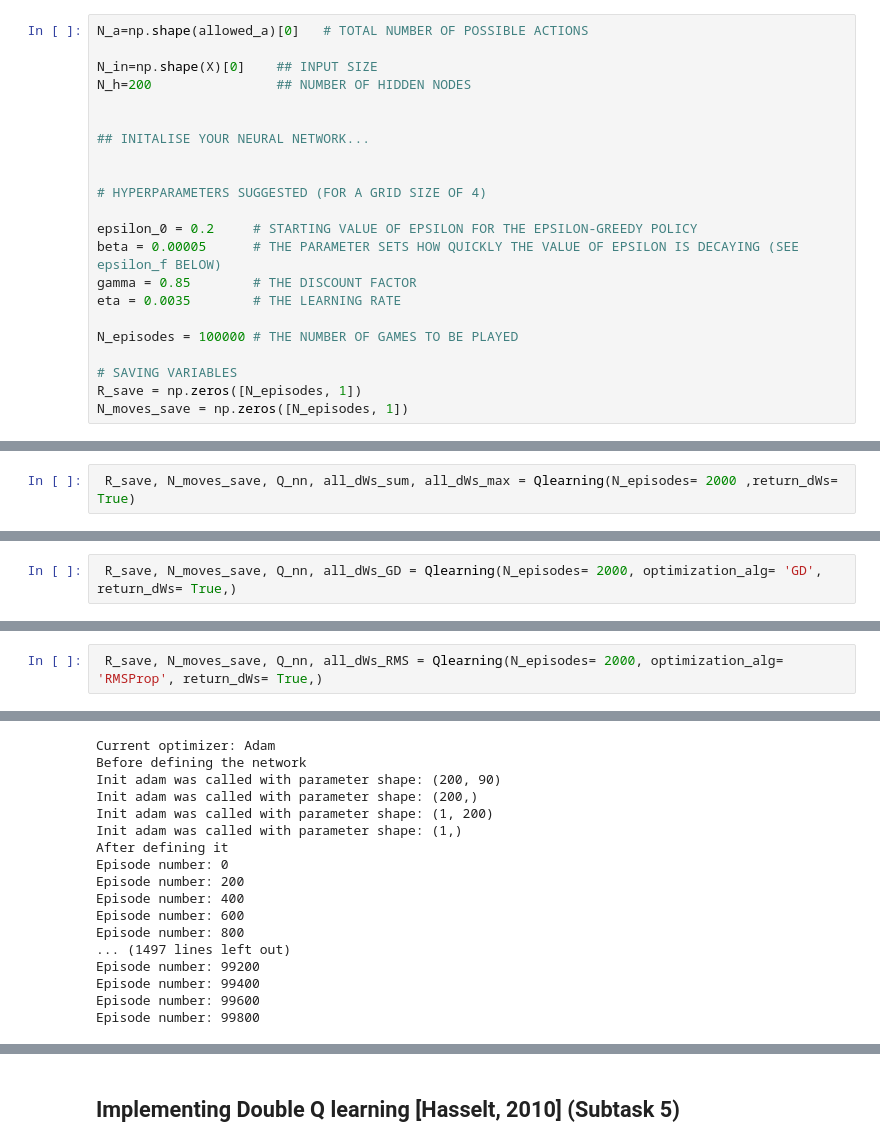
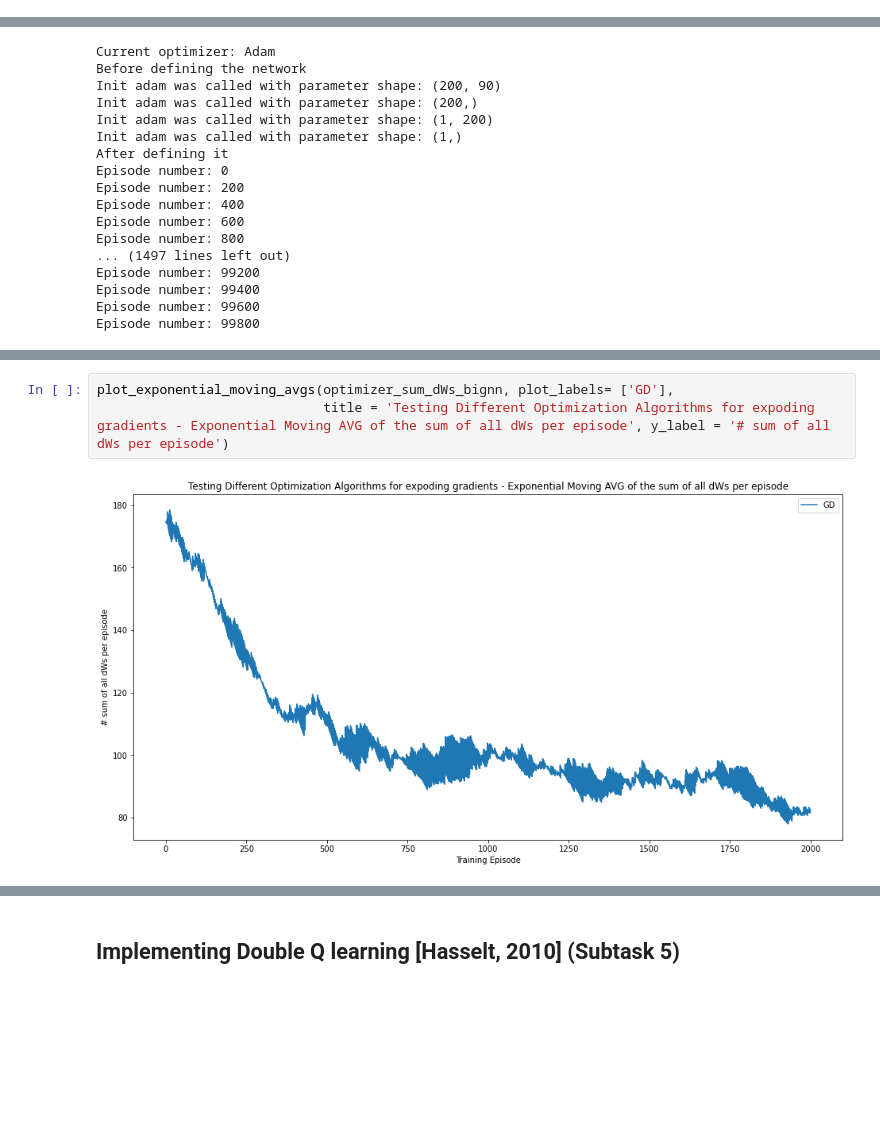
Before and after one commit to bzamanlooy/super-chess, a Jupyter notebook: Assignment/Assignment.ipynb, the cells around one changed output, grey strips where cells are left out. Drawn from its saved outputs; the diff is of its cells as text; blank space fills up the shorter version.

Commit message:
Final version of the Q-learning process with all the plots.

```diff
--- a/Assignment/Assignment.ipynb
+++ b/Assignment/Assignment.ipynb
@@ -589,25 +511,3 @@ for n in range(N_episodes):
-# %%
-N_a=np.shape(allowed_a)[0]   # TOTAL NUMBER OF POSSIBLE ACTIONS
-
-N_in=np.shape(X)[0]    ## INPUT SIZE
-N_h=200                ## NUMBER OF HIDDEN NODES
-
-
-## INITALISE YOUR NEURAL NETWORK...
-
-
-# HYPERPARAMETERS SUGGESTED (FOR A GRID SIZE OF 4)
-
-epsilon_0 = 0.2     # STARTING VALUE OF EPSILON FOR THE EPSILON-GREEDY POLICY
-beta = 0.00005      # THE PARAMETER SETS HOW QUICKLY THE VALUE OF EPSILON IS DECAYING (SEE epsilon_f BELOW)
-gamma = 0.85        # THE DISCOUNT FACTOR
-eta = 0.0035        # THE LEARNING RATE
-
-N_episodes = 100000 # THE NUMBER OF GAMES TO BE PLAYED
-
-# SAVING VARIABLES
-R_save = np.zeros([N_episodes, 1])
-N_moves_save = np.zeros([N_episodes, 1])
 # %%
 def Qlearning(N_episodes = 100000, number_of_layers = 1,number_of_neurons_per_layer = [200],size_board = 4, epsilon_0 = 0.2, beta = 0.00005, gamma = 0.85, eta = 0.0035,
             custom_reward = False, opponent_king_blocked_moves_reward = 0.2, stalemate_punishment = 0, optimization_alg = 'Adam', optimizer_beta = 0.9, return_avg_derivatives = False,
@@ -784,5 +684,3 @@ def Qlearning(N_episodes = 100000, number_of_layers = 1,number_of_neurons_per_la
         return R_save, N_moves_save, Q_nn
     else:
         return R_save, N_moves_save, Q_nn, np.array(all_dWs_sum), np.array(all_dWs_max)
-# %%
- R_save, N_moves_save, Q_nn, all_dWs_sum, all_dWs_max = Qlearning(N_episodes= 2000 ,return_dWs= True)
@@ -811,2 +686,0 @@ array([0.64260416, 0.70113194, 1.10416747, ..., 2.85254515, 2.83063195,
-# %%
- R_save, N_moves_save, Q_nn, all_dWs_GD = Qlearning(N_episodes= 2000, optimization_alg= 'GD', return_dWs= True,)
@@ -826,2 +686,0 @@ Episode number: 1800
-# %%
- R_save, N_moves_save, Q_nn, all_dWs_RMS = Qlearning(N_episodes= 2000, optimization_alg= 'RMSProp', return_dWs= True,)
@@ -1044,0 +887,5 @@ Episode number: 760
+# %%
+plot_exponential_moving_avgs(optimizer_sum_dWs_bignn, plot_labels= ['GD'],
+                             title = 'Testing Different Optimization Algorithms for expoding gradients - Exponential Moving AVG of the sum of all dWs per episode', y_label = '# sum of all dWs per episode')
+# %% [output]
+[figure, added]
```
Also changed, not shown: parts of 14 cells of this notebook, 1 other file.
